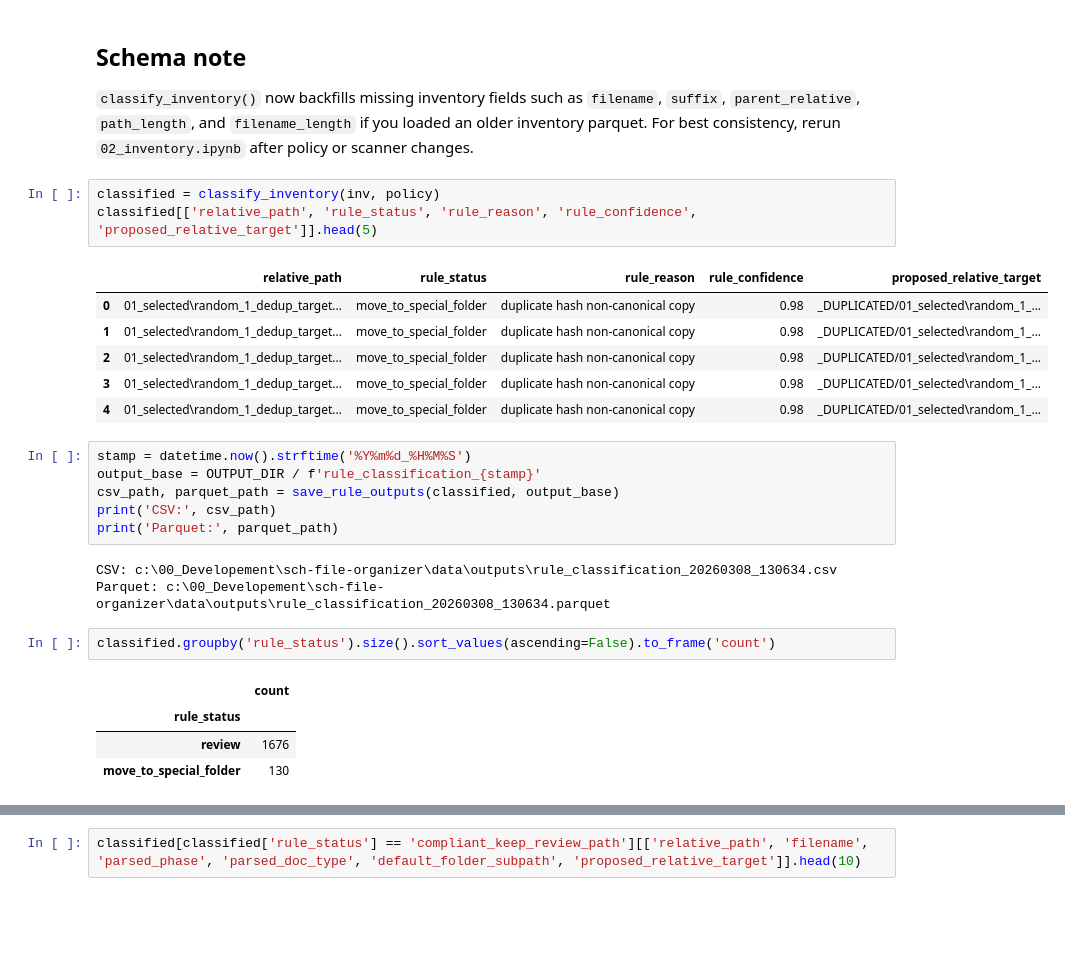
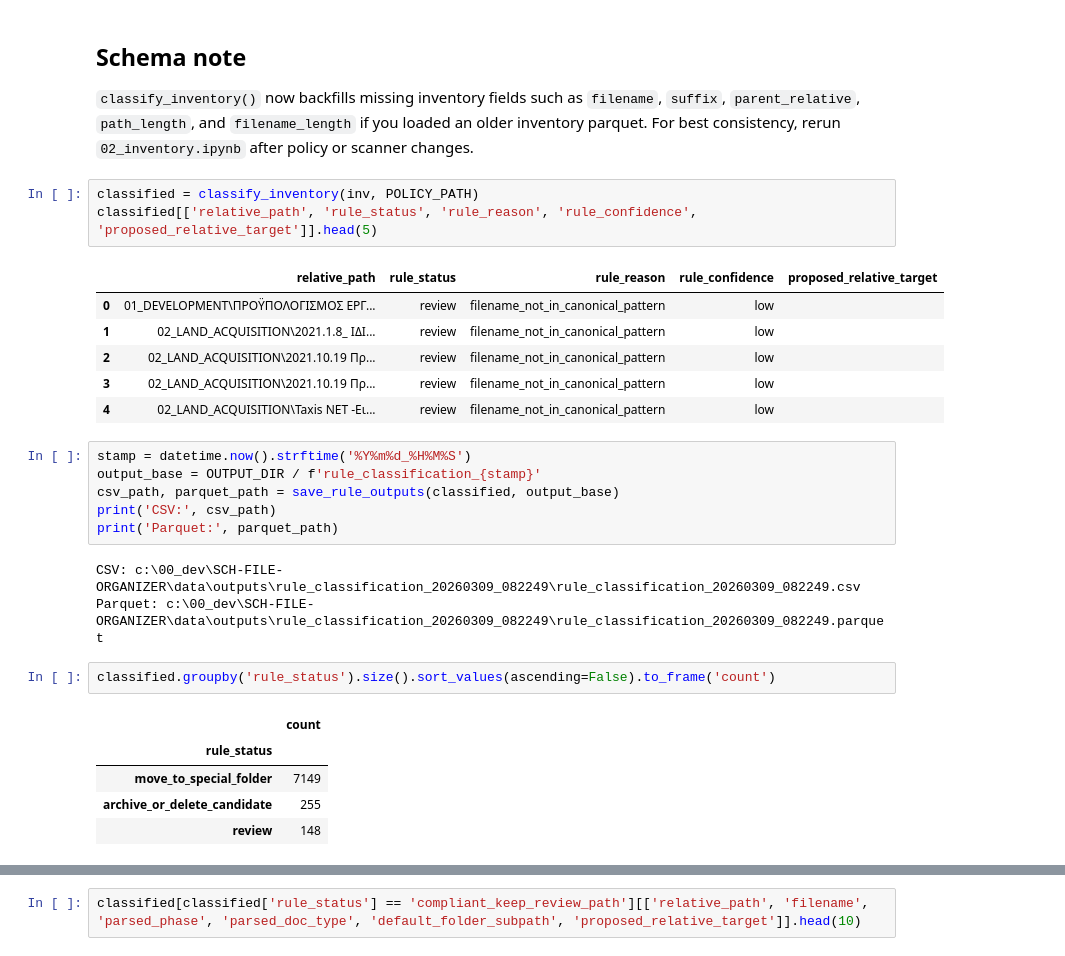
Before and after one commit to steliosvliaros/SCH-FILE-ORGANIZER, a Jupyter notebook: notebooks/03_rule_classification.ipynb, the cells around one changed output, grey strips where cells are left out. Drawn from its saved outputs; the diff is of its cells as text; blank space fills up the shorter version.

```diff
--- a/notebooks/03_rule_classification.ipynb
+++ b/notebooks/03_rule_classification.ipynb
@@ -46,15 +46,15 @@ NameError: name 'OUTPUT_DIR' is not defined
 ## Schema note
 `classify_inventory()` now backfills missing inventory fields such as `filename`, `suffix`, `parent_relative`, `path_length`, and `filename_length` if you loaded an older inventory parquet. For best consistency, rerun `02_inventory.ipynb` after policy or scanner changes.
 # %%
-classified = classify_inventory(inv, policy)
+classified = classify_inventory(inv, POLICY_PATH)
 classified[['relative_path', 'rule_status', 'rule_reason', 'rule_confidence', 'proposed_relative_target']].head(5)
 # %% [output]
 |  | relative_path | rule_status | rule_reason | rule_confidence | proposed_relative_target |
-| 0 | 01_selected\random_1_dedup_target... | move_to_special_folder | duplicate hash non-canonical copy | 0.98 | _DUPLICATED/01_selected\random_1_... |
-| 1 | 01_selected\random_1_dedup_target... | move_to_special_folder | duplicate hash non-canonical copy | 0.98 | _DUPLICATED/01_selected\random_1_... |
-| 2 | 01_selected\random_1_dedup_target... | move_to_special_folder | duplicate hash non-canonical copy | 0.98 | _DUPLICATED/01_selected\random_1_... |
-| 3 | 01_selected\random_1_dedup_target... | move_to_special_folder | duplicate hash non-canonical copy | 0.98 | _DUPLICATED/01_selected\random_1_... |
-| 4 | 01_selected\random_1_dedup_target... | move_to_special_folder | duplicate hash non-canonical copy | 0.98 | _DUPLICATED/01_selected\random_1_... |
+| 0 | 01_DEVELOPMENT\ΠΡΟΫΠΟΛΟΓΙΣΜΟΣ ΕΡΓ... | review | filename_not_in_canonical_pattern | low |  |
+| 1 | 02_LAND_ACQUISITION\2021.1.8_ ΙΔΙ... | review | filename_not_in_canonical_pattern | low |  |
+| 2 | 02_LAND_ACQUISITION\2021.10.19 Πρ... | review | filename_not_in_canonical_pattern | low |  |
+| 3 | 02_LAND_ACQUISITION\2021.10.19 Πρ... | review | filename_not_in_canonical_pattern | low |  |
+| 4 | 02_LAND_ACQUISITION\Taxis NET -Ει... | review | filename_not_in_canonical_pattern | low |  |
 # %%
 stamp = datetime.now().strftime('%Y%m%d_%H%M%S')
 output_base = OUTPUT_DIR / f'rule_classification_{stamp}'
@@ -62,15 +62,16 @@ csv_path, parquet_path = save_rule_outputs(classified, output_base)
 print('CSV:', csv_path)
 print('Parquet:', parquet_path)
 # %% [output]
-CSV: c:\00_Developement\sch-file-organizer\data\outputs\rule_classification_20260308_130634.csv
-Parquet: c:\00_Developement\sch-file-organizer\data\outputs\rule_classification_20260308_130634.parquet
+CSV: c:\00_dev\SCH-FILE-ORGANIZER\data\outputs\rule_classification_20260309_082249\rule_classification_20260309_082249.csv
+Parquet: c:\00_dev\SCH-FILE-ORGANIZER\data\outputs\rule_classification_20260309_082249\rule_classification_20260309_082249.parquet
 # %%
 classified.groupby('rule_status').size().sort_values(ascending=False).to_frame('count')
 # %% [output]
 |  | count |
 | rule_status |  |
-| review | 1676 |
-| move_to_special_folder | 130 |
+| move_to_special_folder | 7149 |
+| archive_or_delete_candidate | 255 |
+| review | 148 |
 # %%
 classified[classified['rule_status'] == 'archive_or_delete_candidate'][['relative_path', 'filename', 'rule_reason', 'proposed_relative_target']].head(10)
 # %% [output]
```
Also changed, not shown: parts of 7 cells of this notebook, 1 other file.
